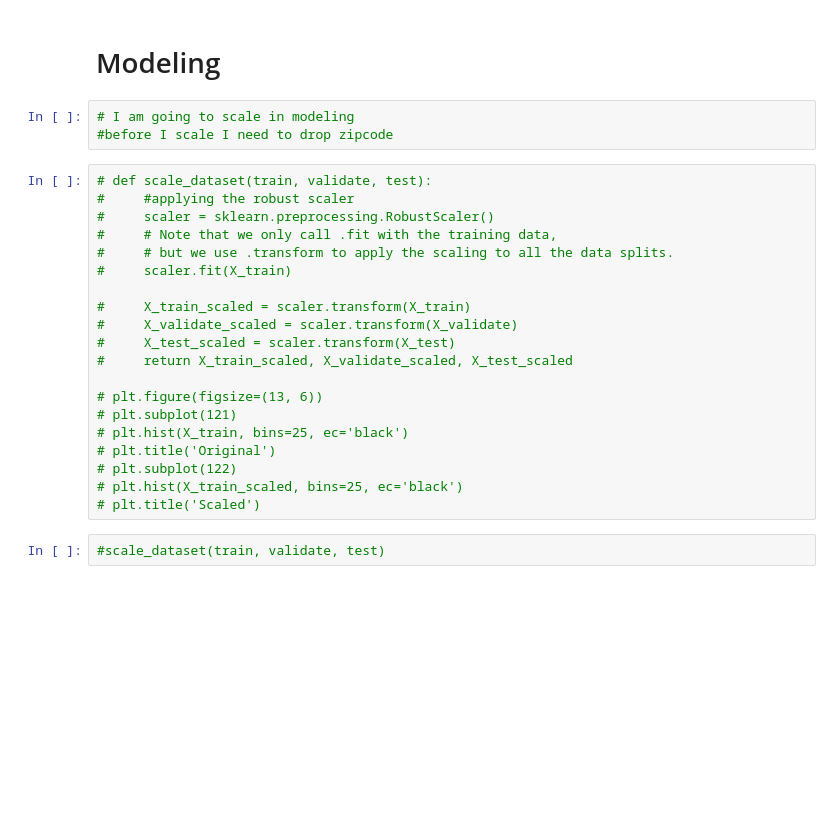
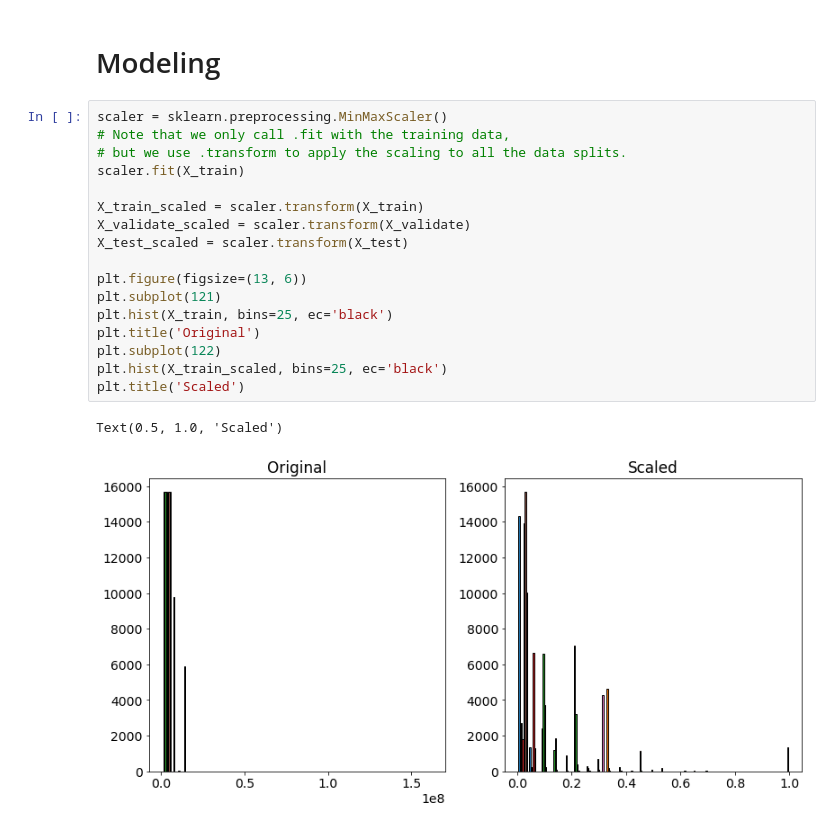
Before and after one commit to SLawsonWoods/zillow_project, a Jupyter notebook: final_zillow_regression_project_notebook.ipynb, the cells around one changed output. Drawn from its saved outputs; the diff is of its cells as text; blank space fills up the shorter version.

Commit message:
Beginning corrections in modeling

```diff
--- a/final_zillow_regression_project_notebook.ipynb
+++ b/final_zillow_regression_project_notebook.ipynb
@@ -290,27 +291,22 @@ Based on the chi2 test we have a very low p value therefore we can conclude ther
 # %% [markdown]
 # Modeling
-# %%
-# I am going to scale in modeling
-#before I scale I need to drop zipcode
-# %%
-# def scale_dataset(train, validate, test):
-#     #applying the robust scaler
-#     scaler = sklearn.preprocessing.RobustScaler()
-#     # Note that we only call .fit with the training data,
-#     # but we use .transform to apply the scaling to all the data splits.
-#     scaler.fit(X_train)
-
-#     X_train_scaled = scaler.transform(X_train)
-#     X_validate_scaled = scaler.transform(X_validate)
-#     X_test_scaled = scaler.transform(X_test)
-#     return X_train_scaled, X_validate_scaled, X_test_scaled
-
-# plt.figure(figsize=(13, 6))
-# plt.subplot(121)
-# plt.hist(X_train, bins=25, ec='black')
-# plt.title('Original')
-# plt.subplot(122)
-# plt.hist(X_train_scaled, bins=25, ec='black')
-# plt.title('Scaled')
-# %%
-#scale_dataset(train, validate, test)
+# %%
+scaler = sklearn.preprocessing.MinMaxScaler()
+# Note that we only call .fit with the training data,
+# but we use .transform to apply the scaling to all the data splits.
+scaler.fit(X_train)
+
+X_train_scaled = scaler.transform(X_train)
+X_validate_scaled = scaler.transform(X_validate)
+X_test_scaled = scaler.transform(X_test)
+
+plt.figure(figsize=(13, 6))
+plt.subplot(121)
+plt.hist(X_train, bins=25, ec='black')
+plt.title('Original')
+plt.subplot(122)
+plt.hist(X_train_scaled, bins=25, ec='black')
+plt.title('Scaled')
+# %% [output]
+Text(0.5, 1.0, 'Scaled')
+[figure, added]
```
Also changed, not shown: parts of 23 cells of this notebook.
